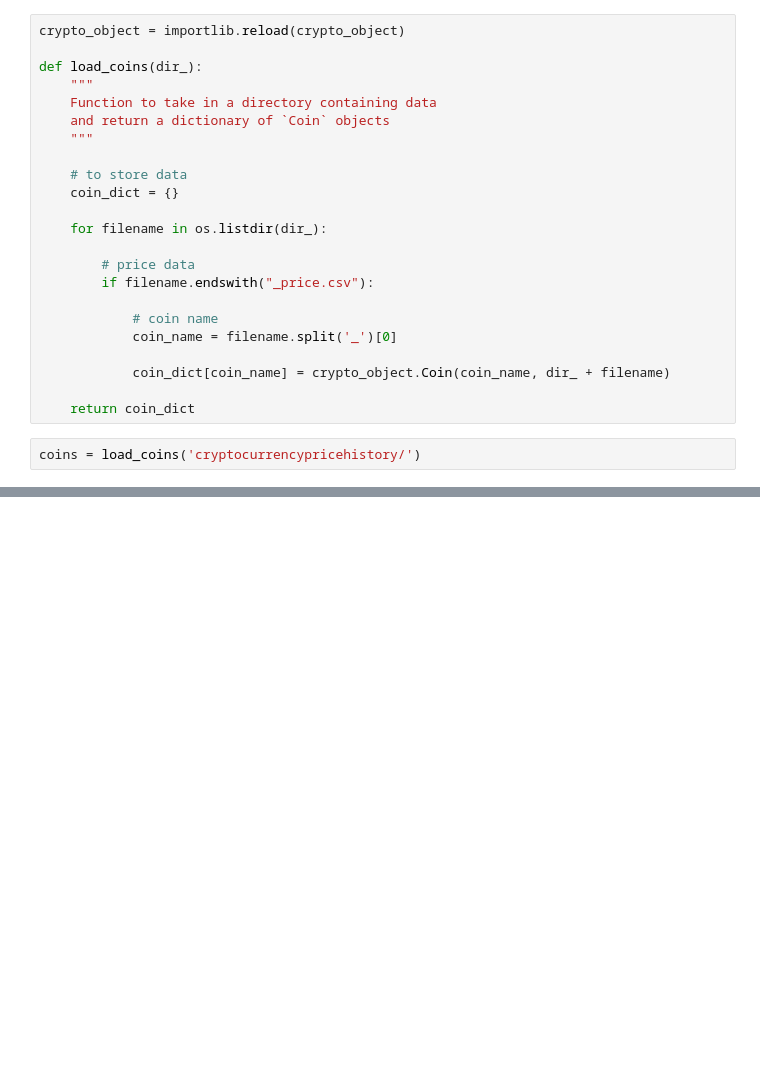
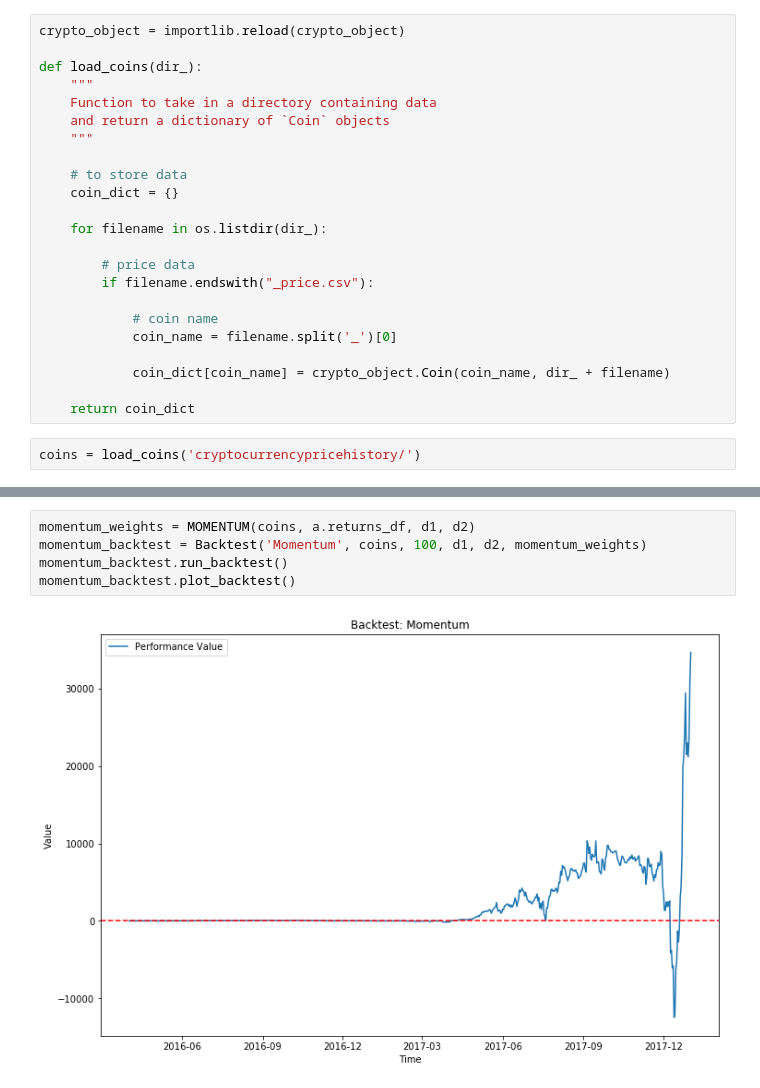
Before and after one commit to thewassermann/crypto109, a Jupyter notebook: Backtester.ipynb, the cells around one changed output, grey strips where cells are left out. Saved outputs shown, nothing was run; the diff lists cells and outputs as text; blank space fills up the shorter version.

```diff
--- a/Backtester.ipynb
+++ b/Backtester.ipynb
@@ -127,0 +276,7 @@ plt.plot(vals)
+# %%
+momentum_weights = MOMENTUM(coins, a.returns_df, d1, d2)
+momentum_backtest = Backtest('Momentum', coins, 100, d1, d2, momentum_weights)
+momentum_backtest.run_backtest()
+momentum_backtest.plot_backtest()
+# %% [output]
+[figure, added]
```
Also changed, not shown: parts of 19 cells of this notebook, 4 other files.
